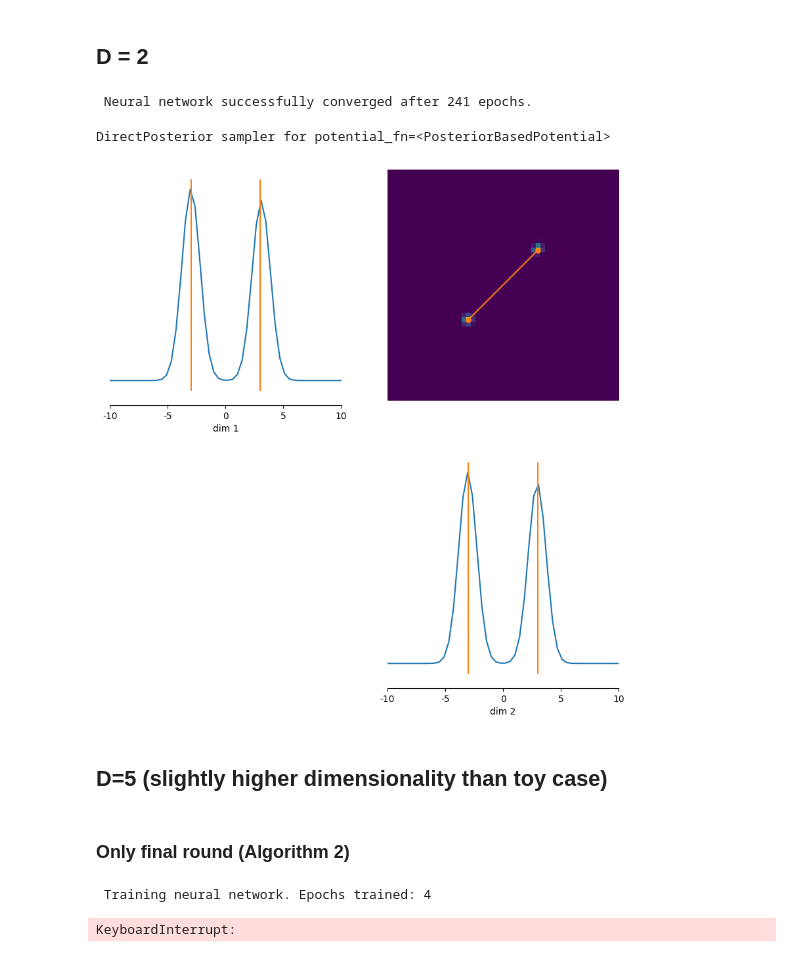
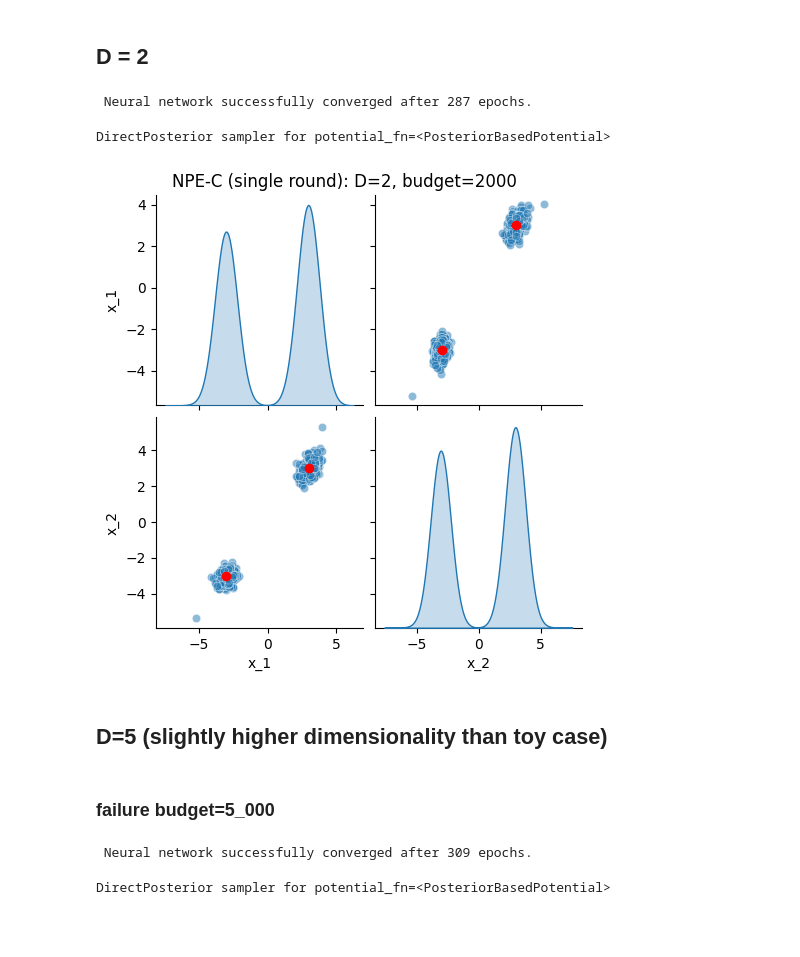
Before and after one commit to TheodoraChrysoula/sbi, a Jupyter notebook: notebooks/bimodal_npe_a.ipynb, the cells around one changed output. Drawn from its saved outputs; the diff is of its cells as text; code cells hidden in the pictures; blank space fills up the shorter version.

```diff
--- a/notebooks/bimodal_npe_a.ipynb
+++ b/notebooks/bimodal_npe_a.ipynb
@@ -18,6 +18,9 @@ D = 2
 sim = lfi.simulators.BimodalGaussian(sigma_noise=0.1)
 prior = lfi.priors.UniformPrior(low=-10, high=10, dim=D)
 observation = np.zeros((1, D))
+posterior_modes = np.ones((2,D))
+posterior_modes[0,:] = -3.
+posterior_modes[1,:] = 3.
 # %%
 inference = lfi.inference.from_sbi.NPEASingleRound(
     prior=prior.return_sbi_object(),
@@ -25,21 +28,21 @@ inference = lfi.inference.from_sbi.NPEASingleRound(
     observation=observation,
 )
 # %%
-inference.train(simulation_budget=5_000)
+inference.train(simulation_budget=2_000)
 # %% [output]
- Neural network successfully converged after 241 epochs.
+ Neural network successfully converged after 287 epochs.
 DirectPosterior sampler for potential_fn=<PosteriorBasedPotential>
 # %%
 samples = inference.sample(1_000)
-# %%
-fig, ax = sbi.analysis.pairplot(
-    samples,
-    limits=torch.tensor([-10, 10.]).repeat(D, 1),
-    points=torch.Tensor([[-3, -3], [3,3]]),
-    subset=[i for i in range(D)],
-    diag="kde"
-)
-# %% [output]
-[figure, removed]
+# %%
+g = inference.plot_posterior_samples(
+    samples=samples,
+    budget=2_000,
+    posterior_modes=posterior_modes,
+    subset_dims=[d for d in range(D)],
+    limits=torch.tensor([-10, 10.]).repeat(D, 1),
+)
+# %% [output]
+[figure, added]
 # %% [markdown]
 ## D=5 (slightly higher dimensionality than toy case)
@@ -52,2 +48,0 @@ prior_sbi = prior.return_sbi_object()
-# %% [markdown]
-### Only final round (Algorithm 2)
@@ -56,10 +48,0 @@ npe_a = sbi.inference.NPE_A(prior_sbi, num_components=10)
-# %%
-# Algorithm 2, ie. final_round=True
-num_sims = 50_000
-theta = prior_sbi.sample((num_sims,))
-x = sim.sample_pytorch(theta)
-_ = npe_a.append_simulations(theta, x).train(final_round=True)
-posterior = npe_a.build_posterior().set_default_x(observation)
-# %% [output]
- Training neural network. Epochs trained: 4
-KeyboardInterrupt:
@@ -69,0 +49,2 @@ fig, ax = sbi.analysis.pairplot(posterior_samples, limits=torch.tensor([-10, 10.
+# %% [markdown]
+### failure budget=5_000
@@ -69,0 +65,6 @@ fig, ax = sbi.analysis.pairplot(posterior_samples, limits=torch.tensor([-10, 10.
+# %%
+simulation_budget = 5000
+inference.train(simulation_budget=simulation_budget, num_components=2)
+# %% [output]
+ Neural network successfully converged after 309 epochs.
+DirectPosterior sampler for potential_fn=<PosteriorBasedPotential>
```
Also changed, not shown: parts of 14 cells of this notebook, 2 other files.
